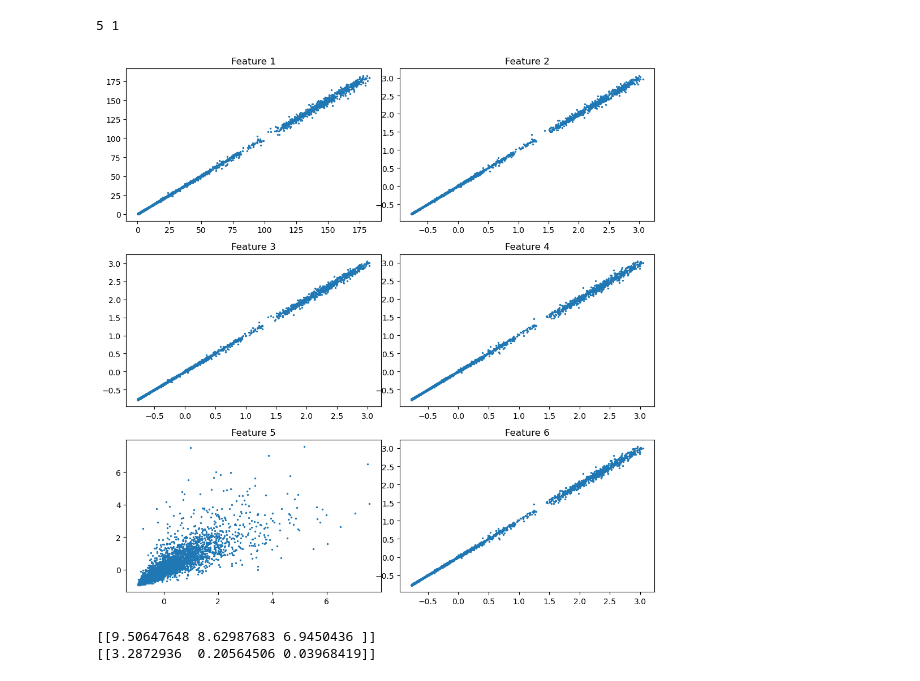
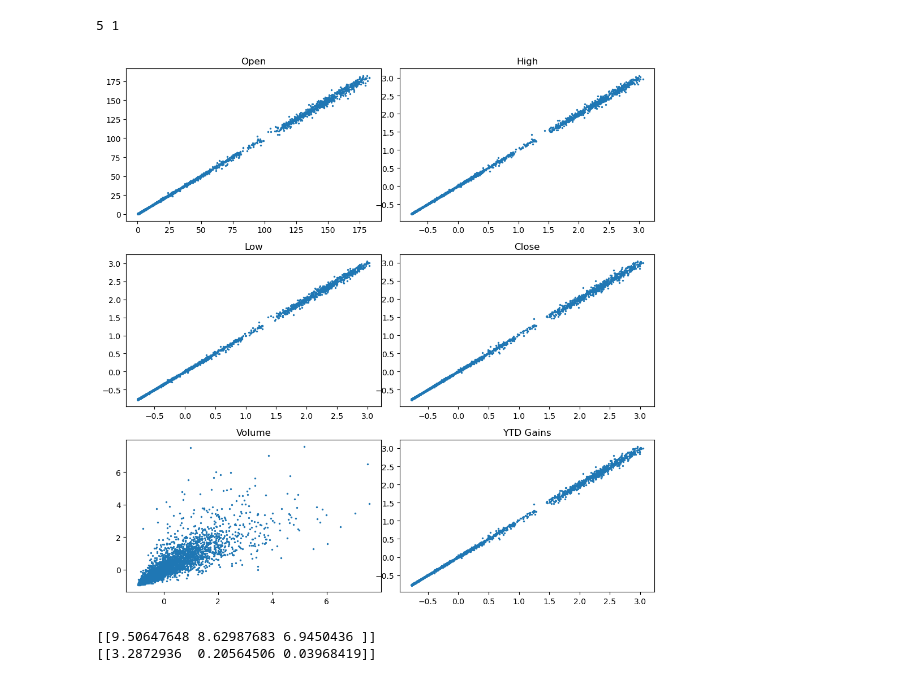
Before and after one commit to chrisli36/tda-financial-analysis, a Jupyter notebook: analysis.ipynb, the cells around one changed output. Cells and saved outputs as stored; diff of their text form; code cells hidden in the pictures.

```diff
--- a/analysis.ipynb
+++ b/analysis.ipynb
@@ -42,20 +39,21 @@ plot_point_cloud(embedded_data)
 # %% [output]
 5 1
 # %%
+te = TakensEmbedding()
+te_embeddings = te.fit_transform(stock['AAPL.csv'].values.T)
+
 # Plotting the 6 variables
 fig, axes = plt.subplots(3, 2, figsize=(10, 10))  # 3 rows, 2 columns
 axes = axes.flatten()
 
 for i in range(6):
-    axes[i].scatter(embedded_data[i, :, 0], embedded_data[i, :, 1], s=2)  # Plot the 2D projection for each feature
-    axes[i].set_title(f'Feature {i+1}')
-    # axes[i].set_xlabel('Dimension 1')
-    # axes[i].set_ylabel('Dimension 2')
+    axes[i].scatter(te_embeddings[i, :, 0], te_embeddings[i, :, 1], s=2)  # Plot the 2D projection for each feature
+    axes[i].set_title(f"{stock['AAPL.csv'].columns[i]}")
 
 plt.tight_layout()  # Adjust layout for better spacing
 plt.show()
 # %% [output]
-[figure, old version]
+[figure, new version]
 # %%
 embedded_data = embedded_data[None, :, :]
 homology_dimensions = [0, 1, 2]
```
Also changed, not shown: parts of 3 cells of this notebook, 1 other file.
